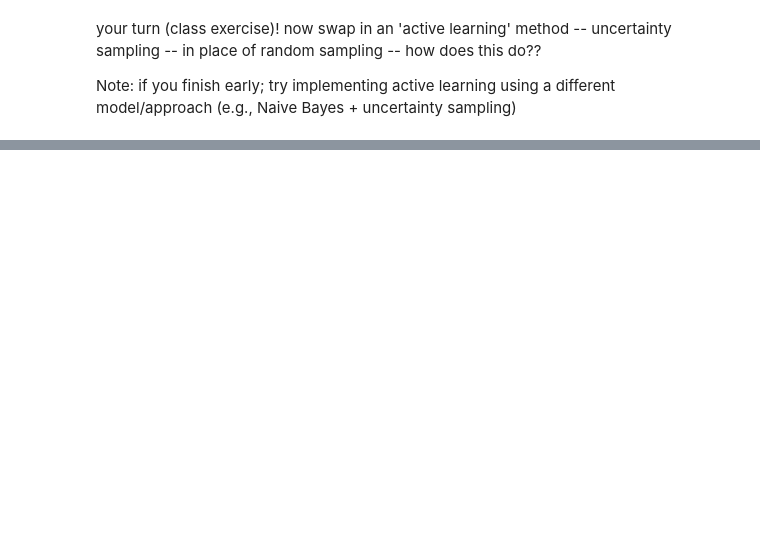
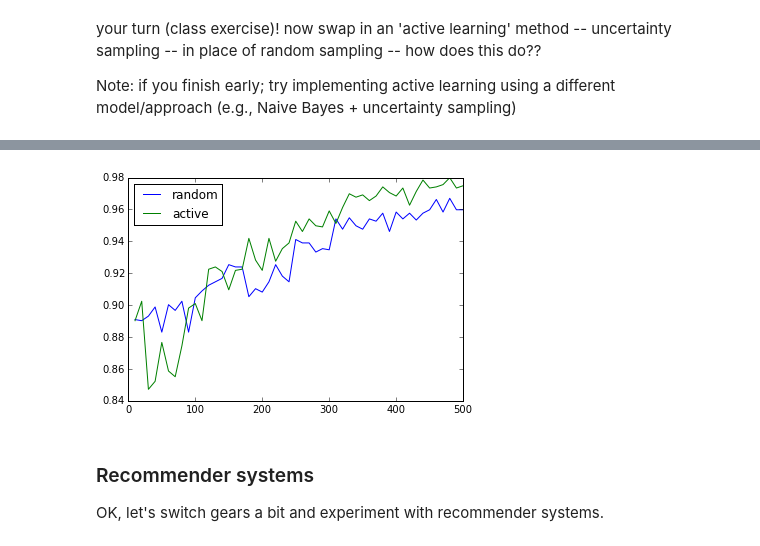
Before and after one commit to bwallace/INF-385T-applied-data-mining, a Jupyter notebook: lecture10-active-learning-and-rec-systems/active-learning-and-rec-systems.ipynb, the cells around one changed output, grey strips where cells are left out. Saved outputs shown, nothing was run; the diff lists cells and outputs as text; code cells hidden in the pictures; blank space fills up the shorter version.

```diff
--- a/lecture10-active-learning-and-rec-systems/active-learning-and-rec-systems.ipynb
+++ b/lecture10-active-learning-and-rec-systems/active-learning-and-rec-systems.ipynb
@@ -109,0 +169,10 @@ Note: if you finish early; try implementing active learning using a different mo
+# %%
+# plot together
+pylab.plot(num_labels, scores, label='random')
+pylab.plot(num_labels, active_scores, label='active')
+pylab.legend(loc="upper left");
+# %% [output]
+[figure, added]
+# %% [markdown]
+### Recommender systems
+OK, let's switch gears a bit and experiment with recommender systems.
```
Also changed, not shown: parts of 3 cells of this notebook.
